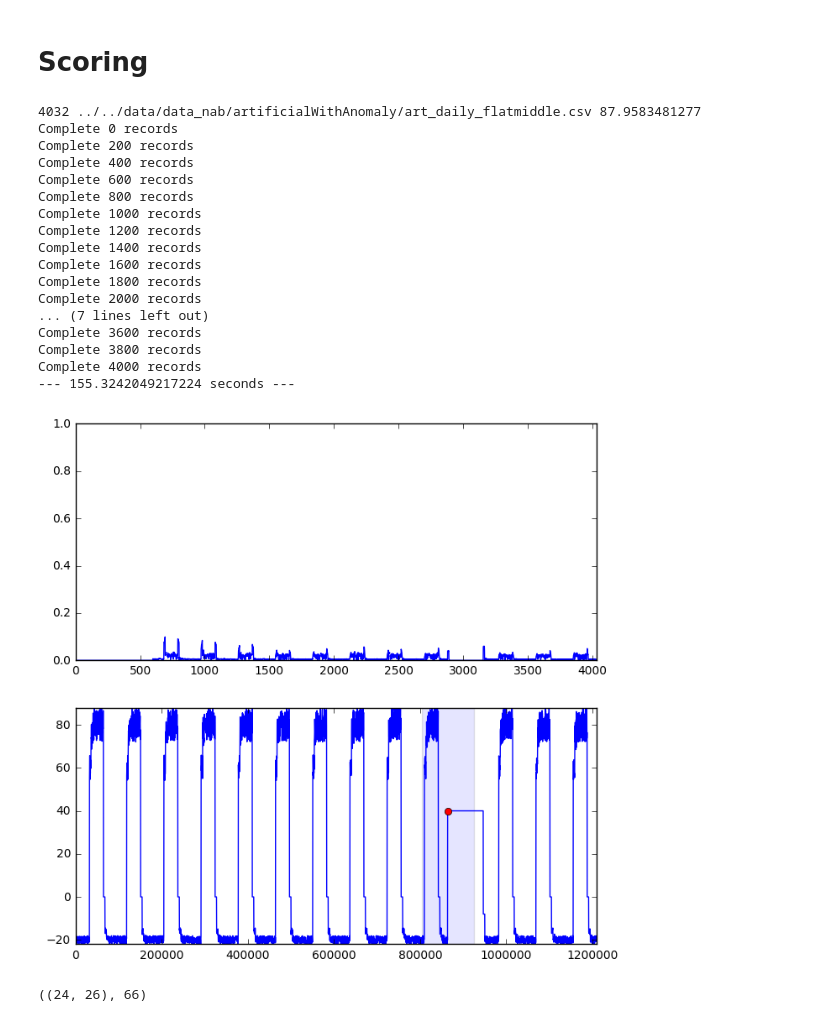
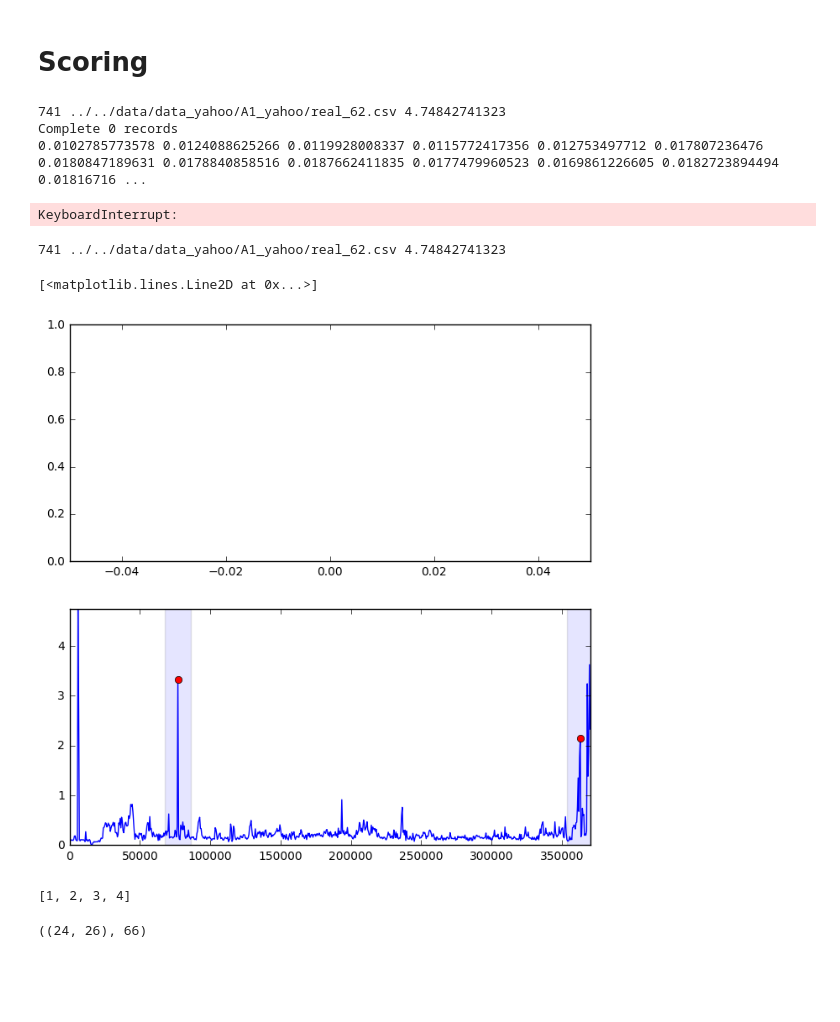
Before and after one commit to ishvlad/Conformal-Anomaly-Detection, a Jupyter notebook: experiments/ipython_notebooks/main_book.ipynb, the cells around one changed output. Drawn from its saved outputs; the diff is of its cells as text; code cells hidden in the pictures; blank space fills up the shorter version.

```diff
--- a/experiments/ipython_notebooks/main_book.ipynb
+++ b/experiments/ipython_notebooks/main_book.ipynb
@@ -200,5 +219,5 @@ class KnnDetector:
 # %%
-is_nab = True
+is_nab = False
 
 root = '../../data/data_nab/' if is_nab else '../../data/data_yahoo/'
 root_l = '../../data/labels/combined_labels.json' if is_nab else '../../data/labels/yahoo_labels.json'
@@ -219,9 +238,9 @@ def game(path,i,pr=None):
     anomalyScore = []
     detector = None
     if pr is None:
-        detector = KnnDetector(15*len(df)/100, max(df['value']), min(df['value']), 5, 11)
+        detector = KnncadDetector(15*len(df)/100, max(df['value']), min(df['value']), 5, 11)
     else:
-        detector = KnnDetector(pr, max(df['value']), min(df['value']), 5, 11)
+        detector = KnncadDetector(pr, max(df['value']), min(df['value']), 5, 11)
 
     start_time = time.time()
     for i,x in enumerate(df.values):
@@ -269,29 +288,50 @@ def game(path,i,pr=None):
 #  'A4_yahoo'
 
 
-path = "artificialWithAnomaly/"
-res = game(path,0,600)
+path = "A1_yahoo/"
+res = game(path,58)
 # %% [output]
-4032 ../../data/data_nab/artificialWithAnomaly/art_daily_flatmiddle.csv 87.9583481277
+741 ../../data/data_yahoo/A1_yahoo/real_62.csv 4.74842741323
 Complete 0 records
-Complete 200 records
-Complete 400 records
-Complete 600 records
-Complete 800 records
-Complete 1000 records
-Complete 1200 records
-Complete 1400 records
-Complete 1600 records
-Complete 1800 records
-Complete 2000 records
-... (7 lines left out)
-Complete 3600 records
-Complete 3800 records
-Complete 4000 records
---- 155.3242049217224 seconds ---
+0.0102785773578 0.0124088625266 0.0119928008337 0.0115772417356 0.012753497712 0.017807236476 0.0180847189631 0.0178840858516 0.0187662411835 0.0177479960523 0.0169861226605 0.0182723894494 0.01816716 ...
-[figure, removed]
+KeyboardInterrupt:
+# %%
+files = [f for f in listdir(root+"A1_yahoo/") if not f.startswith('.')]
+name = path+files[58]
+df = pd.read_csv(root+name)
+print(len(df), root+name, max(df['value']))
+
+fig = plt.figure(figsize=(8,8))
+csv = df
+x = [to_int(tm)- to_int(csv['timestamp'][0]) for tm in list(csv['timestamp'])]
+y = list(csv['value'])
+
+ax = fig.add_subplot(2, 1, 1)
+ax.axis('tight')
+plt.ylim((0,1))
+ax = fig.add_subplot(2, 1, 2)
+ax.plot(x, y)
+ax.axis('tight')
+# plot anomaly window
+for wind in windows[name]:
+    begin = to_int(wind[0].split('.')[0]) - to_int(csv['timestamp'][0])
+    end = to_int(wind[1].split('.')[0])-to_int(csv['timestamp'][0])
+    ax.add_patch(patches.Rectangle((begin, min(y)), end-begin, max(y)-min(y),alpha=0.1))
+# plot anomalies
+index = [list(csv['timestamp']).index(lab) for lab in labels[name]]
+ax.plot([x[j] for j in index], [y[j] for j in index], 'or')
+# %% [output]
+741 ../../data/data_yahoo/A1_yahoo/real_62.csv 4.74842741323
+[<matplotlib.lines.Line2D at 0x...>]
+[figure, added]
 # %%
 # sigmas = np.array(res[1].sigmas)
+# %%
+a = [1,2,3,4]
+
+a
+# %% [output]
+[1, 2, 3, 4]
 # %%
 # k = 1..64
 # dim = 1..64
```
Also changed, not shown: parts of 1 cell of this notebook, 9 other files.
